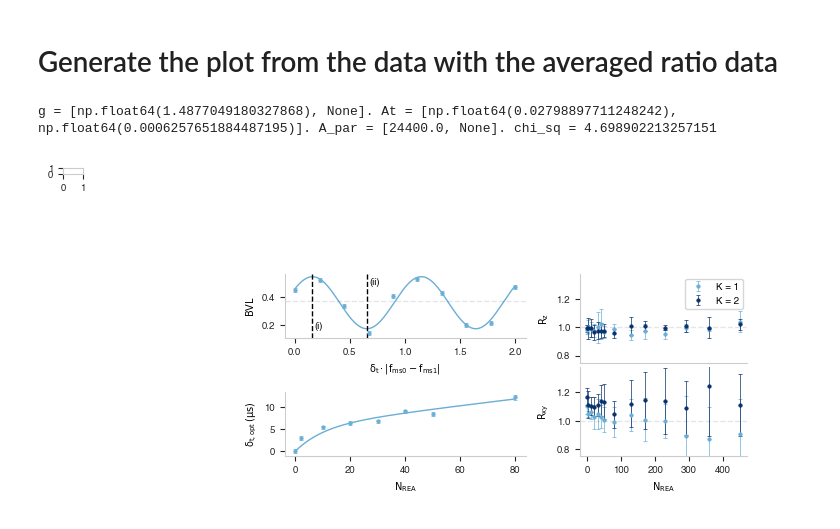
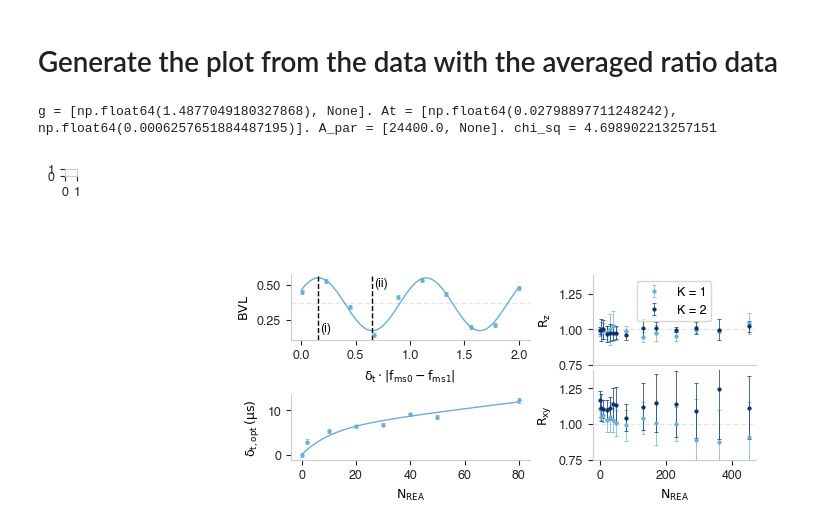
Before and after one commit to sjoerdloenen/Spectator_Qubit_Figure_Data, a Jupyter notebook: Fig_03/00_Gate_Based_FullFigure.ipynb, the cells around one changed output. Saved outputs shown, nothing was run; the diff lists cells and outputs as text; code cells hidden in the pictures.

```diff
--- a/Fig_03/00_Gate_Based_FullFigure.ipynb
+++ b/Fig_03/00_Gate_Based_FullFigure.ipynb
@@ -20,7 +20,7 @@ from matplotlib.gridspec import GridSpec
 # %%
 axes_color =  '0.8'
 
-plt.rcParams.update({'font.size': 7,
+plt.rcParams.update({'font.size': 9,
                      'font.family': 'sans-serif',
                      'font.sans-serif' : 'Helvetica',
                      'font.style':'normal',
@@ -245,32 +245,32 @@ ylim_max = 1 + (1+ylim_buffer)*(ylim_max-1)
 ylim_min = 1 - (1+ylim_buffer)*(1-ylim_min)
 # Hard code the ylimits
 ylim_max = 1.38
 ylim_min = 0.75
 
 ax1_dict[1].axhline(y=1, linestyle = '--', color = 'k', alpha = 0.1, linewidth = linewidth_default*fig_multiplier)
 ax1_dict[1].spines['right'].set_visible(False)
 ax1_dict[1].spines['top'].set_visible(False)
 ax1_dict[1].set_xlabel(r'$\mathrm{N_{REA}}$')
 ax1_dict[1].set_ylabel(r'$\mathrm{R_{xy}}$')
 ax1_dict[1].set_ylim([ylim_min, ylim_max])
 
 ax1_dict[0].axhline(y=1, linestyle = '--', color = 'k', alpha = 0.1, linewidth = linewidth_default*fig_multiplier)
 ax1_dict[0].set_ylim([ylim_min, ylim_max])
 ax1_dict[0].set_ylabel(r'$\mathrm{R_{z}}$')
 ax1_dict[0].legend()
 ax1_dict[0].spines['right'].set_visible(False)
 ax1_dict[0].spines['top'].set_visible(False)
 plt.setp( ax1_dict[0].get_xticklabels(), visible=False)
 ax1_dict[0].tick_params(bottom=False)
 
-plt.tight_layout()
+plt.tight_layout(pad = 0.5)
 
 
 # FolderPath = r'...'
 # FigName = 'Fig3.pdf'
 # FigSavePath = os.path.join(FolderPath,FigName)
 
 # plt.savefig(FigSavePath, bbox_inches='tight')# , transparent=True)
 # %% [output]
 g = [np.float64(1.4877049180327868), None]. At = [np.float64(0.02798897711248242), np.float64(0.0006257651884487195)]. A_par = [24400.0, None]. chi_sq = 4.698902213257151
-[figure, old version]
+[figure, new version]
```
Also changed, not shown: 12 other files.
